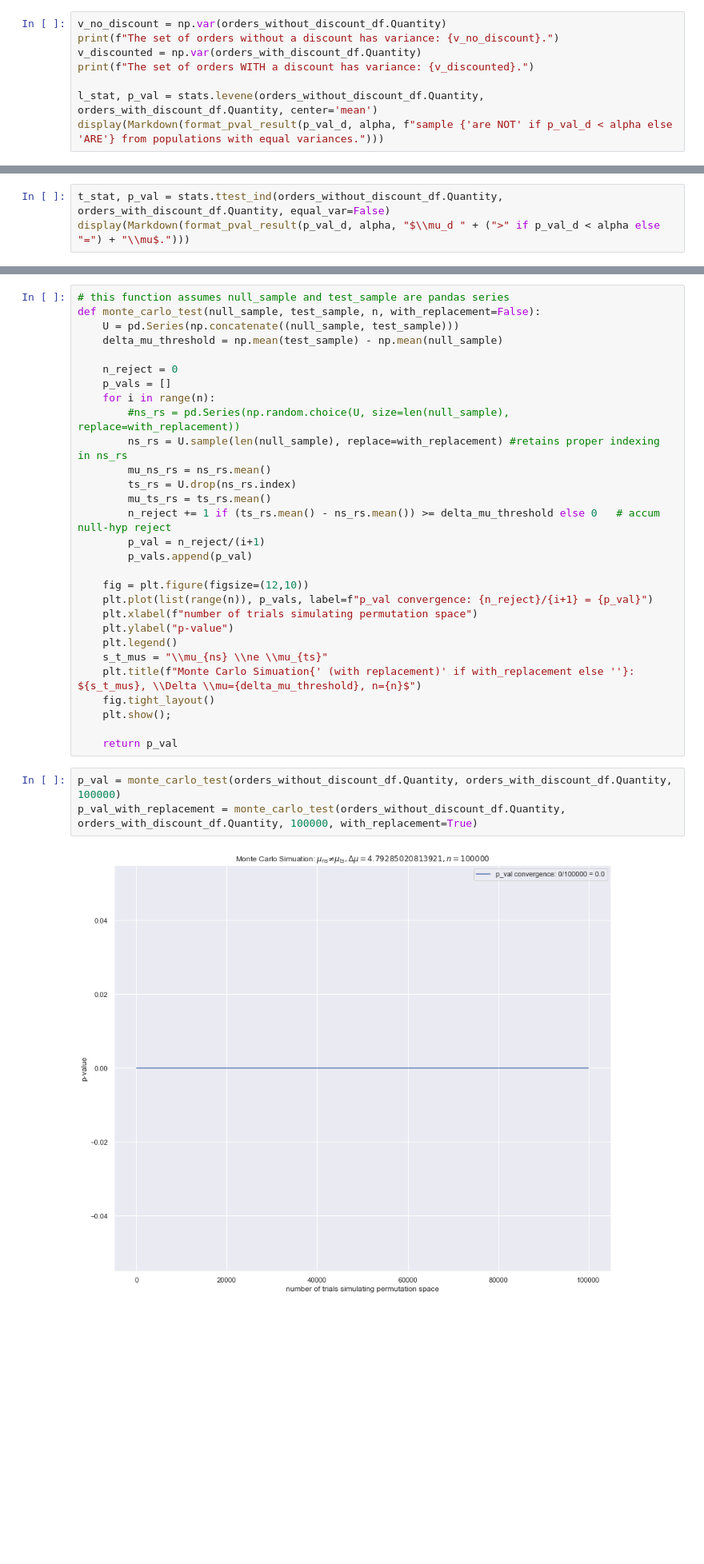
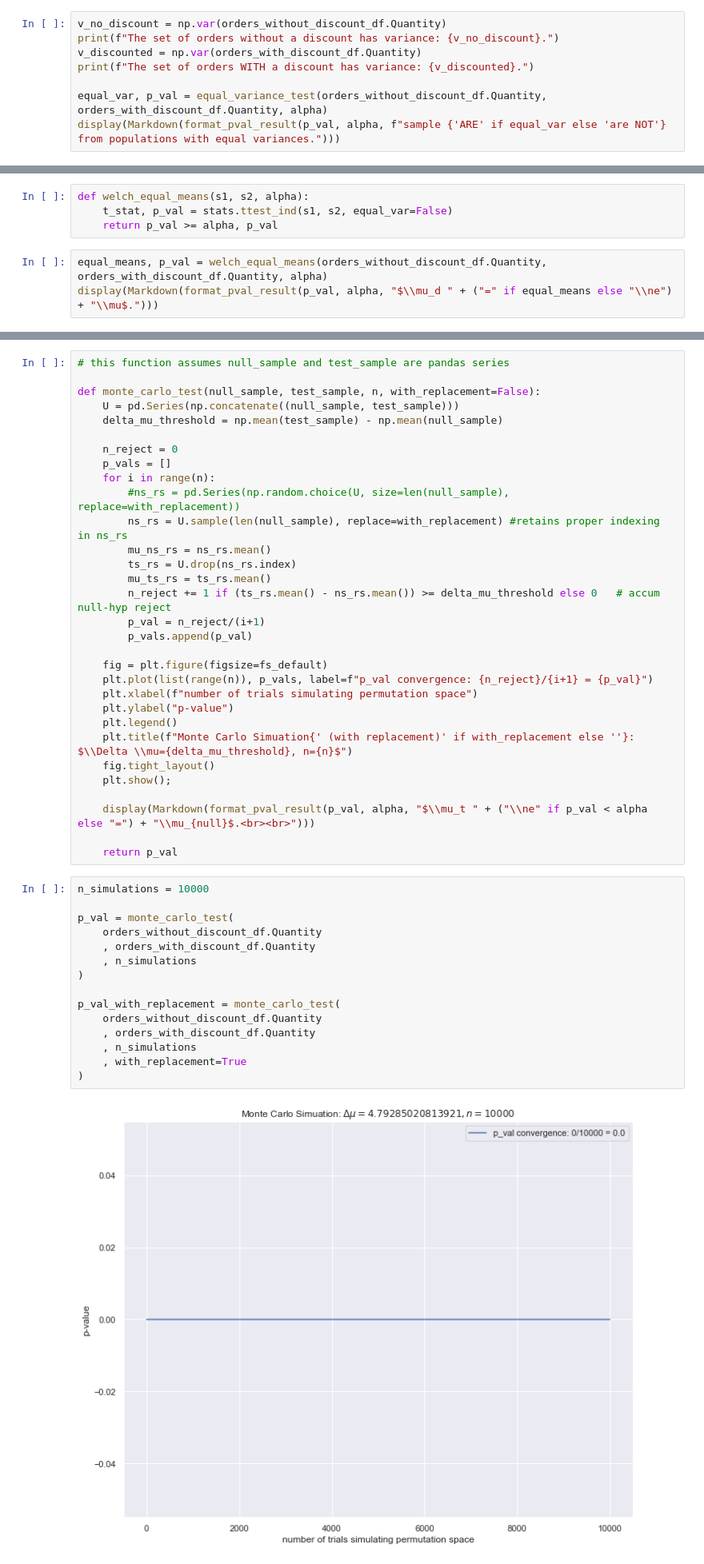
Before and after one commit to sacontreras/dsc-project-module-03, a Jupyter notebook: NorthwindProductDisountOrderEffectAnalysis.ipynb, the cells around one changed output, grey strips where cells are left out. Shown: that part at 80% size. Saved outputs shown, nothing was run; the diff lists cells and outputs as text; blank space fills up the shorter version.

```diff
--- a/NorthwindProductDisountOrderEffectAnalysis.ipynb
+++ b/NorthwindProductDisountOrderEffectAnalysis.ipynb
@@ -694,8 +736,8 @@ print(f"The set of orders without a discount has variance: {v_no_discount}.")
 v_discounted = np.var(orders_with_discount_df.Quantity)
 print(f"The set of orders WITH a discount has variance: {v_discounted}.")
 
-l_stat, p_val = stats.levene(orders_without_discount_df.Quantity, orders_with_discount_df.Quantity, center='mean')
-display(Markdown(format_pval_result(p_val_d, alpha, f"sample {'are NOT' if p_val_d < alpha else 'ARE'} from populations with equal variances.")))
+equal_var, p_val = equal_variance_test(orders_without_discount_df.Quantity, orders_with_discount_df.Quantity, alpha)
+display(Markdown(format_pval_result(p_val, alpha, f"sample {'ARE' if equal_var else 'are NOT'} from populations with equal variances.")))
 # %% [output]
 The set of orders without a discount has variance: 192.93108938824088.
 The set of orders WITH a discount has variance: 265.5494076670373.
@@ -719,4 +763,8 @@ Therefore, it is appropriate to apply ***Welch's Test*** in this case.
+# %%
+def welch_equal_means(s1, s2, alpha):
+    t_stat, p_val = stats.ttest_ind(s1, s2, equal_var=False)
+    return p_val >= alpha, p_val
 # %%
-t_stat, p_val = stats.ttest_ind(orders_without_discount_df.Quantity, orders_with_discount_df.Quantity, equal_var=False)
-display(Markdown(format_pval_result(p_val_d, alpha, "$\\mu_d " + (">" if p_val_d < alpha else "=") + "\\mu$.")))
+equal_means, p_val = welch_equal_means(orders_without_discount_df.Quantity, orders_with_discount_df.Quantity, alpha)
+display(Markdown(format_pval_result(p_val, alpha, "$\\mu_d " + ("=" if equal_means else "\\ne") + "\\mu$.")))
 # %% [output]
@@ -743,5 +789,6 @@ According to the "MC.test: Monte Carlo hypothesis testing for two samples. in as
 # %%
 # this function assumes null_sample and test_sample are pandas series
+
 def monte_carlo_test(null_sample, test_sample, n, with_replacement=False):
     U = pd.Series(np.concatenate((null_sample, test_sample)))
     delta_mu_threshold = np.mean(test_sample) - np.mean(null_sample)
@@ -758,19 +805,32 @@ def monte_carlo_test(null_sample, test_sample, n, with_replacement=False):
         p_val = n_reject/(i+1)
         p_vals.append(p_val)
 
-    fig = plt.figure(figsize=(12,10))
+    fig = plt.figure(figsize=fs_default)
     plt.plot(list(range(n)), p_vals, label=f"p_val convergence: {n_reject}/{i+1} = {p_val}")
     plt.xlabel(f"number of trials simulating permutation space")
     plt.ylabel("p-value")
     plt.legend()
-    s_t_mus = "\\mu_{ns} \\ne \\mu_{ts}"
-    plt.title(f"Monte Carlo Simuation{' (with replacement)' if with_replacement else ''}: ${s_t_mus}, \\Delta \\mu={delta_mu_threshold}, n={n}$")
+    plt.title(f"Monte Carlo Simuation{' (with replacement)' if with_replacement else ''}: $\\Delta \\mu={delta_mu_threshold}, n={n}$")
     fig.tight_layout()
     plt.show();
 
+    display(Markdown(format_pval_result(p_val, alpha, "$\\mu_t " + ("\\ne" if p_val < alpha else "=") + "\\mu_{null}$.<br><br>")))
+
     return p_val
 # %%
-p_val = monte_carlo_test(orders_without_discount_df.Quantity, orders_with_discount_df.Quantity, 100000)
-p_val_with_replacement = monte_carlo_test(orders_without_discount_df.Quantity, orders_with_discount_df.Quantity, 100000, with_replacement=True)
+n_simulations = 10000
+
+p_val = monte_carlo_test(
+    orders_without_discount_df.Quantity
+    , orders_with_discount_df.Quantity
+    , n_simulations
+)
+
+p_val_with_replacement = monte_carlo_test(
+    orders_without_discount_df.Quantity
+    , orders_with_discount_df.Quantity
+    , n_simulations
+    , with_replacement=True
+)
 # %% [output]
-[figure, old version]
+[figure, new version]
```
Also changed, not shown: parts of 55 cells of this notebook.
